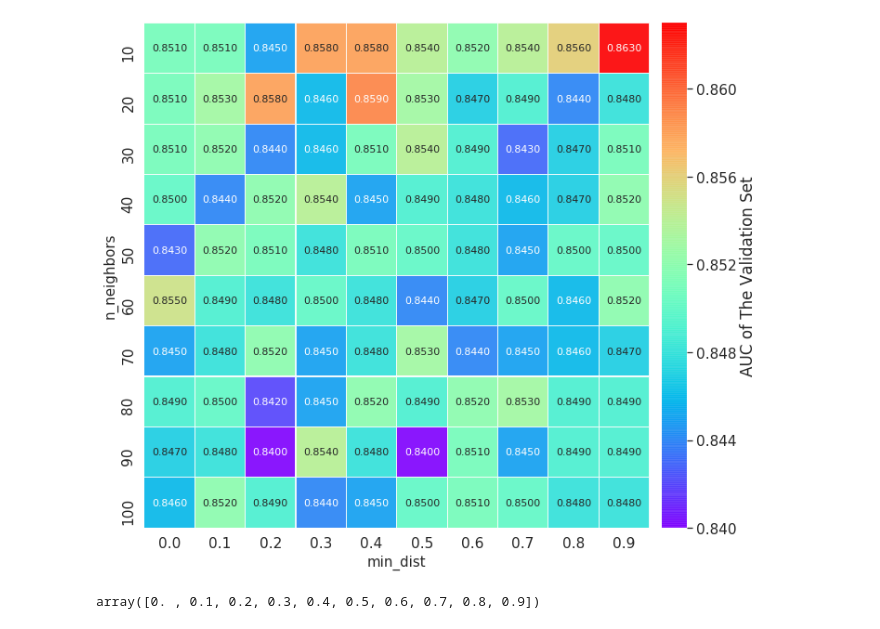
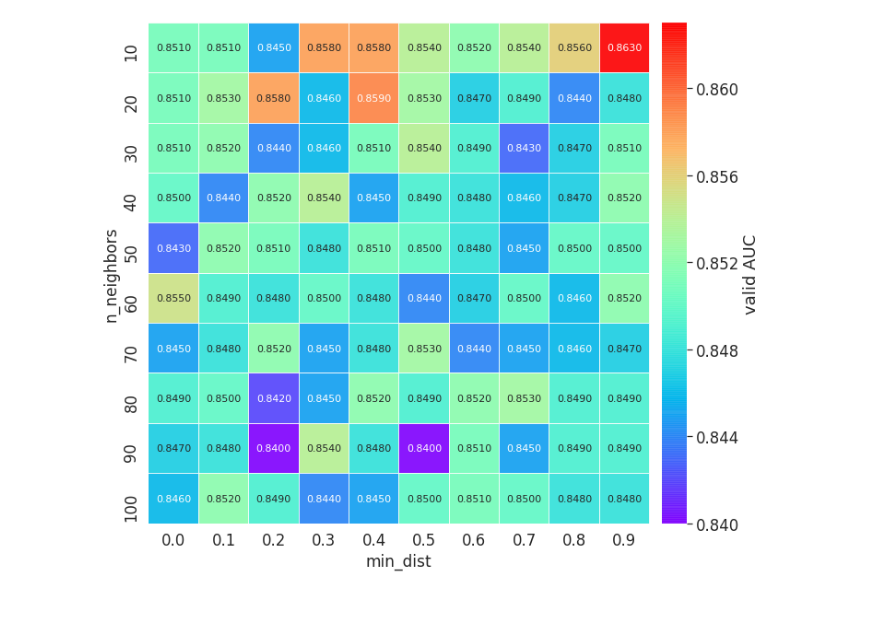
Before and after one commit to shenwanxiang/bidd-molmap, a Jupyter notebook: paper/07_Tox21_HPs/01_search_results.ipynb, the cells around one changed output. Saved outputs shown, nothing was run; the diff lists cells and outputs as text; code cells hidden in the pictures.

```diff
--- a/paper/07_Tox21_HPs/01_search_results.ipynb
+++ b/paper/07_Tox21_HPs/01_search_results.ipynb
@@ -5,28 +5,28 @@ import matplotlib.pyplot as plt
 # %%
 log_file = 'Tox21_search_Mon_Feb__3_11-00-12_2020.log'
 df = pd.read_csv(log_file)
 n_neighbors_list = df.n_neighbors.unique()
 min_dist_list = df.min_dist.unique()
 x = df.valid_best_auc.values.reshape(len(n_neighbors_list), len(min_dist_list))
-dfr = pd.DataFrame(x, index = min_dist_list, columns = n_neighbors_list).round(3)
+dfr = pd.DataFrame(x, index = n_neighbors_list, columns = min_dist_list).round(3)
 fig, ax = plt.subplots(figsize = (12,10))
-sns.set(font_scale = 1.4)
+sns.set(font_scale = 1.5)
 sns.heatmap(dfr, cmap='rainbow',
                  #vmin = 0.85, vmax = 0.86,
                  square=True,
                  annot = True, fmt = '.4f',
                  ax = ax,
                  linewidths = 0.05, linecolor= 'white',
                  alpha = 0.9,
                  annot_kws = {'size': 11},
-                 cbar_kws = {'fraction':0.046, 'pad': 0.02,  'label': 'AUC of The Validation Set'}
+                 cbar_kws = {'fraction':0.046, 'pad': 0.02,  'label': 'valid AUC'}
                 )
-ax.set_xlabel('min_dist', size = 15)
-ax.set_ylabel('n_neighbors', size = 15)
-plt.savefig(log_file + '.png', dpi = 400, bbox_inches ='tight')
+
+bottom, top = ax.get_ylim()
+ax.set_ylim(bottom + 0.5, top - 0.5)
+
+ax.set_xlabel('min_dist', size = 17)
+ax.set_ylabel('n_neighbors', size = 17)
+plt.savefig(log_file + '.svg', dpi = 400, bbox_inches ='tight')
 # %% [output]
-[figure, old version]
+[figure, new version]
-# %%
-n_neighbors_list
-# %% [output]
-array([0. , 0.1, 0.2, 0.3, 0.4, 0.5, 0.6, 0.7, 0.8, 0.9])
```
Also changed, not shown: 18 other files.
